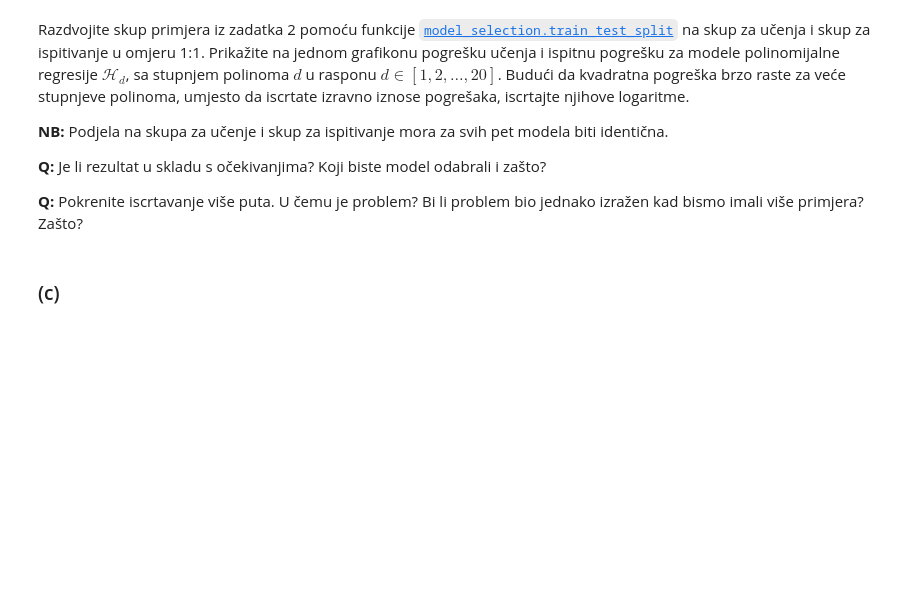
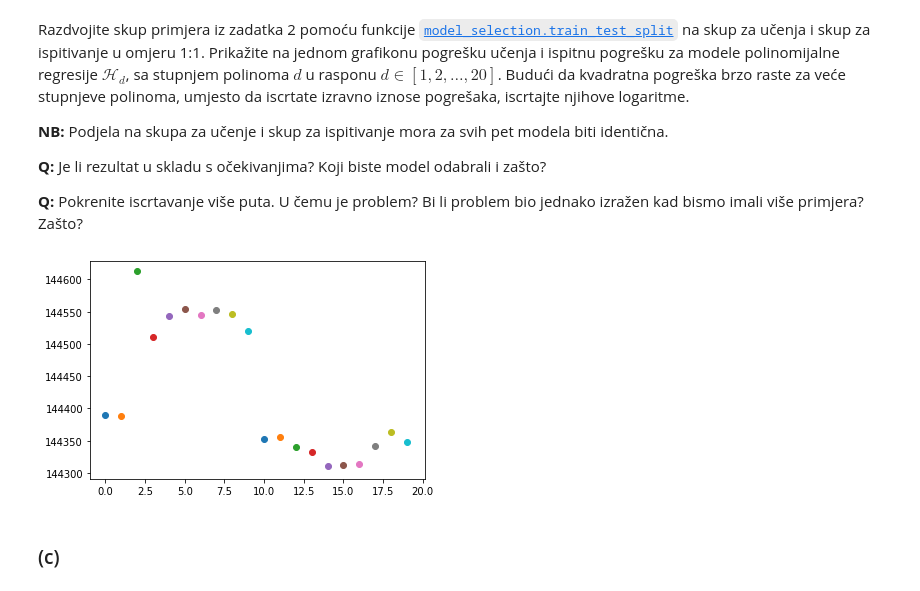
Before and after one commit to marko-curlin/SU, a Jupyter notebook: SU-2019-LAB01-Regresija.ipynb, the cells around one changed output. Cells and saved outputs as stored; diff of their text form; code cells hidden in the pictures; blank space fills up the shorter version.

```diff
--- a/SU-2019-LAB01-Regresija.ipynb
+++ b/SU-2019-LAB01-Regresija.ipynb
@@ -279,6 +273,30 @@ Razdvojite skup primjera iz zadatka 2 pomoću funkcije [`model_selection.train_t
 **Q:** Pokrenite iscrtavanje više puta. U čemu je problem? Bi li problem bio jednako izražen kad bismo imali više primjera? Zašto?
 # %%
 from sklearn.model_selection import train_test_split
+# %%
+X_train, X_test, y_train, y_test = train_test_split(X, y, test_size=0.5)
+# train_test = train_test_split(X, test_size=0.5)
+# train = train_test[0]
+# test = train_test[1]
+
+fig = plt.figure()
+ax1 = fig.add_subplot(111)
+
+for d in range(20):
+    poly = PolynomialFeatures(d + 1)
+    fi = poly.fit_transform(X_train)
+
+    fi_test = poly.fit_transform(X_test)
+
+    w = linalg.pinv(fi) @ train
+
+    h_x_train = w.T @ fi.T
+
+    h_x_test = w.T @ fi_test.T
+
+    ax1.scatter(d, metrics.mean_squared_error(y_train, h_x_train[0]))
+# %% [output]
+[figure, added]
 # %% [markdown]
 ### (c)
 # %% [markdown]
```
Also changed, not shown: parts of 4 cells of this notebook.
